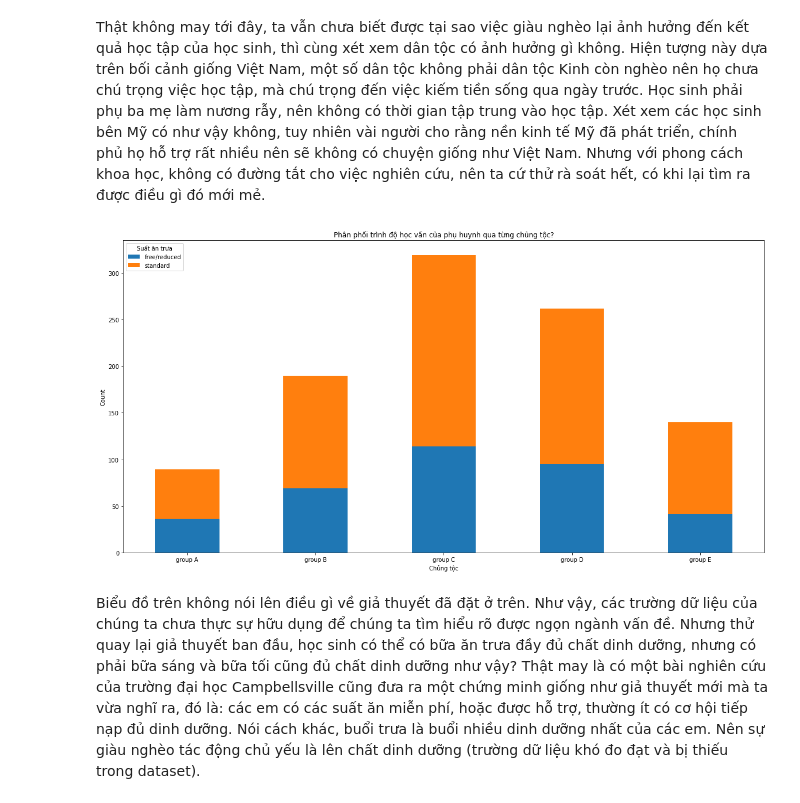
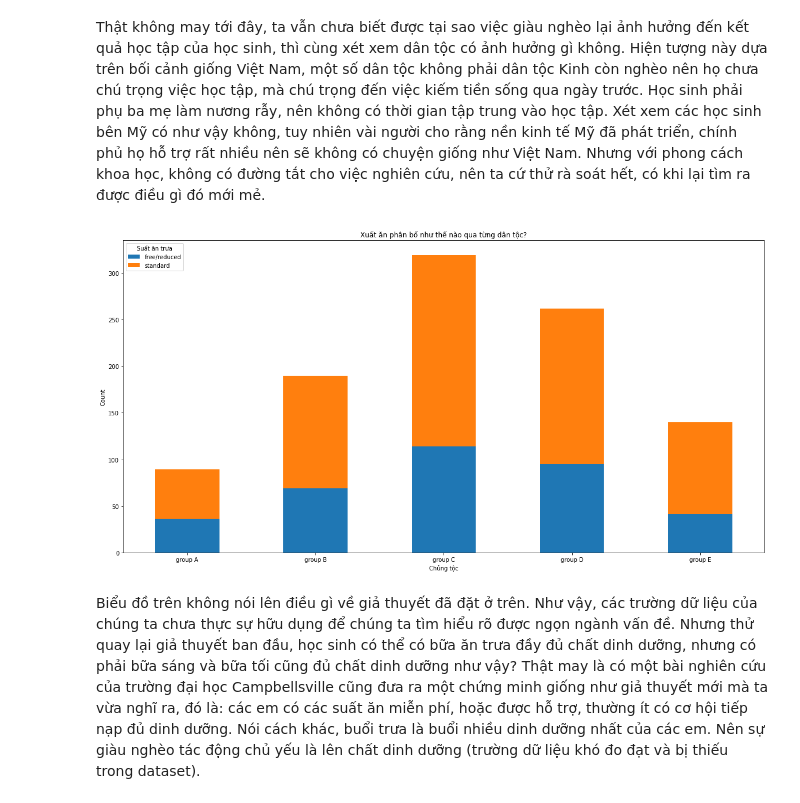
Before and after one commit to PNTAN19/LTKHDL, a Jupyter notebook: Students_Performance.ipynb, the cells around one changed output. Cells and saved outputs as stored; diff of their text form; code cells hidden in the pictures.

```diff
--- a/Students_Performance.ipynb
+++ b/Students_Performance.ipynb
@@ -692,13 +689,13 @@ Theo như quan sát, không quan trọng là có suất ăn như thế nào, s
 Thật không may tới đây, ta vẫn chưa biết được tại sao việc giàu nghèo lại ảnh hưởng đến kết quả học tập của học sinh, thì cùng xét xem dân tộc có ảnh hưởng gì không. Hiện tượng này dựa trên bối cảnh giống Việt Nam, một số dân tộc không phải dân tộc Kinh còn nghèo nên họ chưa chú trọng việc học tập, mà chú trọng đến việc kiếm tiền sống qua ngày trước. Học sinh phải phụ ba mẹ làm nương rẫy, nên không có thời gian tập trung vào học tập. Xét xem các học sinh bên Mỹ có như vậy không, tuy nhiên vài người cho rằng nền kinh tế Mỹ đã phát triển, chính phủ họ hỗ trợ rất nhiều nên sẽ không có chuyện giống như Việt Nam. Nhưng với phong cách khoa học, không có đường tắt cho việc nghiên cứu, nên ta cứ thử rà soát hết, có khi lại tìm ra được điều gì đó mới mẻ.
 # %%
 ax = pd.crosstab(df["race/ethnicity"], [df["lunch"]]).plot.bar(stacked=True, figsize=(20,10))
-ax.set_title("Phân phối trình độ học vấn của phụ huynh qua từng chủng tộc?")
+ax.set_title("Xuất ăn phân bố như thế nào qua từng dân tộc?")
 ax.set_xlabel(xlabel="Chủng tộc")
 ax.set_ylabel(ylabel="Count")
 ax.set_xticklabels(ax.get_xticklabels(), rotation=0)
 ax.legend(loc="upper left", title="Suất ăn trưa");
 # %% [output]
-[figure, old version]
+[figure, new version]
 # %% [markdown]
 Biểu đồ trên không nói lên điều gì về giả thuyết đã đặt ở trên. Như vậy, các trường dữ liệu của chúng ta chưa thực sự hữu dụng để chúng ta tìm hiểu rõ được ngọn ngành vấn đề. Nhưng thử quay lại giả thuyết ban đầu, học sinh có thể có bữa ăn trưa đầy đủ chất dinh dưỡng, nhưng có phải bữa sáng và bữa tối cũng đủ chất dinh dưỡng như vậy? Thật may là có một bài nghiên cứu của trường đại học Campbellsville cũng đưa ra một chứng minh giống như giả thuyết mới mà ta vừa nghĩ ra, đó là: các em có các suất ăn miễn phí, hoặc được hỗ trợ, thường ít có cơ hội tiếp nạp đủ dinh dưỡng. Nói cách khác, buổi trưa là buổi nhiều dinh dưỡng nhất của các em. Nên sự giàu nghèo tác động chủ yếu là lên chất dinh dưỡng (trường dữ liệu khó đo đạt và bị thiếu trong dataset).
 
```
Also changed, not shown: parts of 4 cells of this notebook.
